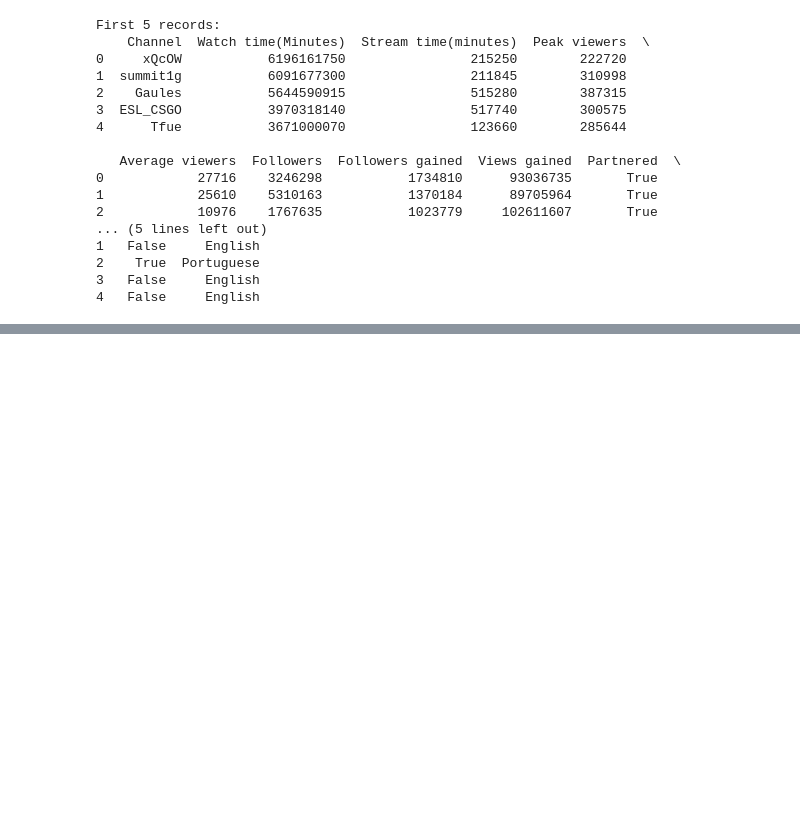
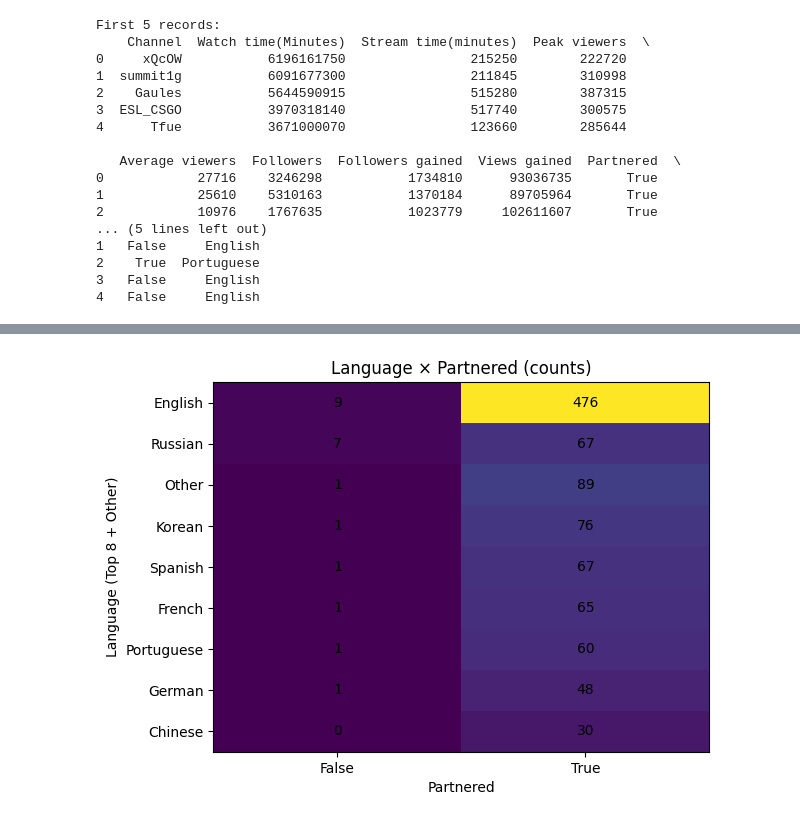
Before and after one commit to datasheng/csc46000-team-project-the-entrepreneurz, a Jupyter notebook: ortiz_eda.ipynb, the cells around one changed output, grey strips where cells are left out. Drawn from its saved outputs; the diff is of its cells as text; code cells hidden in the pictures; blank space fills up the shorter version.

```diff
--- a/ortiz_eda.ipynb
+++ b/ortiz_eda.ipynb
@@ -25,0 +110,5 @@ First 5 records:
+# %%
+# Categorical vs categorical: Language (Top 8) x Partnered
+top_langs = df['Language'].value_counts().head(8).index.tolist()
+ct = pd.crosstab(df['Language'].where(df['Language'].isin(top_langs), other='Other'), df['Partnered']).sort_values(by=[False, True], ascending=False)
+ct
@@ -25,0 +127,13 @@ First 5 records:
+# %%
+# Heatmap for the crosstab (matplotlib only)
+plt.imshow(ct.values, aspect='auto')
+plt.xticks(range(ct.columns.size), ct.columns.astype(str).tolist())
+plt.yticks(range(ct.index.size), ct.index.tolist())
+plt.xlabel('Partnered'); plt.ylabel('Language (Top 8 + Other)')
+plt.title('Language × Partnered (counts)');
+for i in range(ct.shape[0]):
+    for j in range(ct.shape[1]):
+        plt.text(j, i, int(ct.values[i, j]), ha='center', va='center')
+plt.show()
+# %% [output]
+[figure, added]
```
Also changed, not shown: parts of 9 cells of this notebook, 9 other files.
